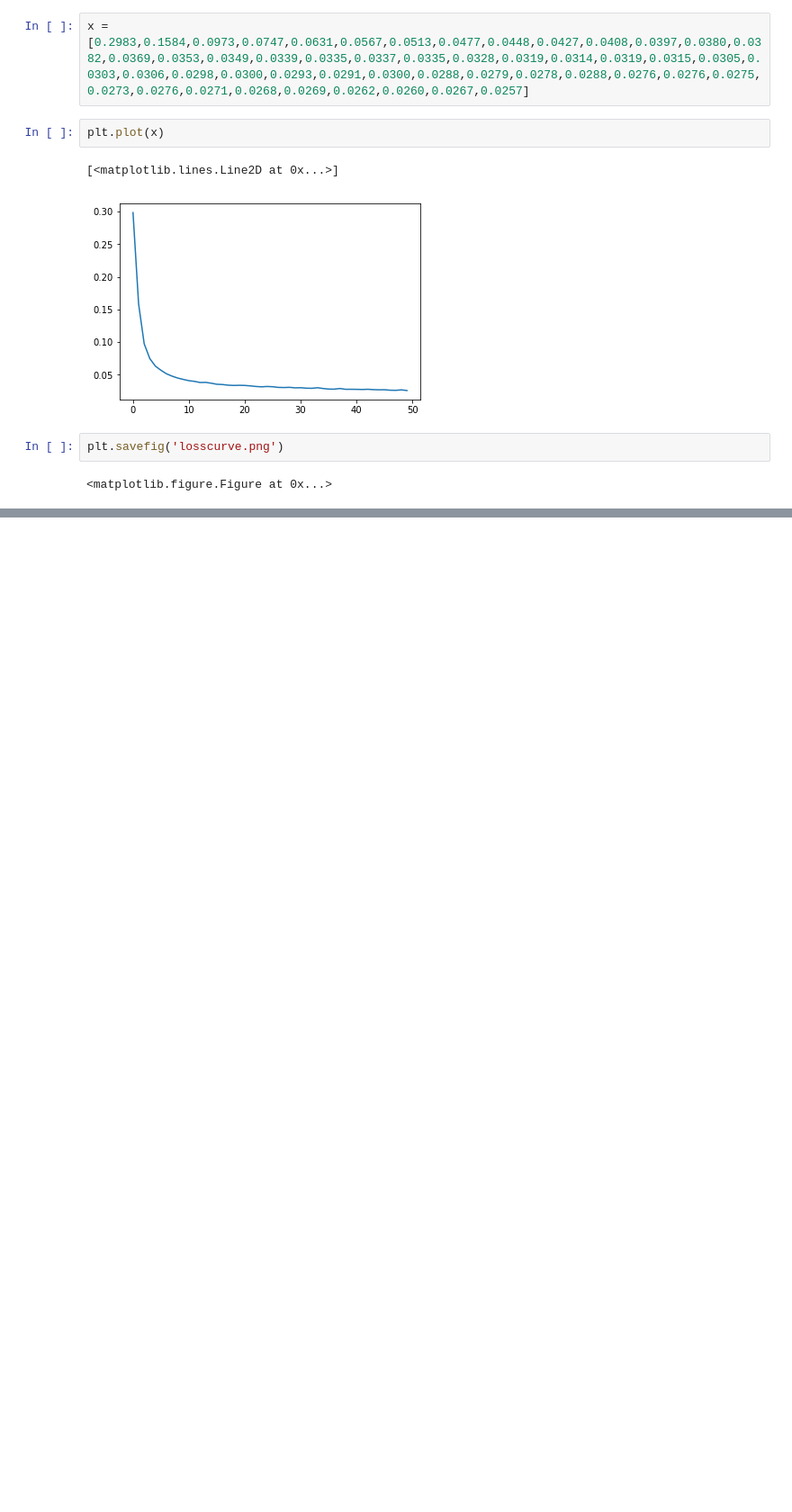
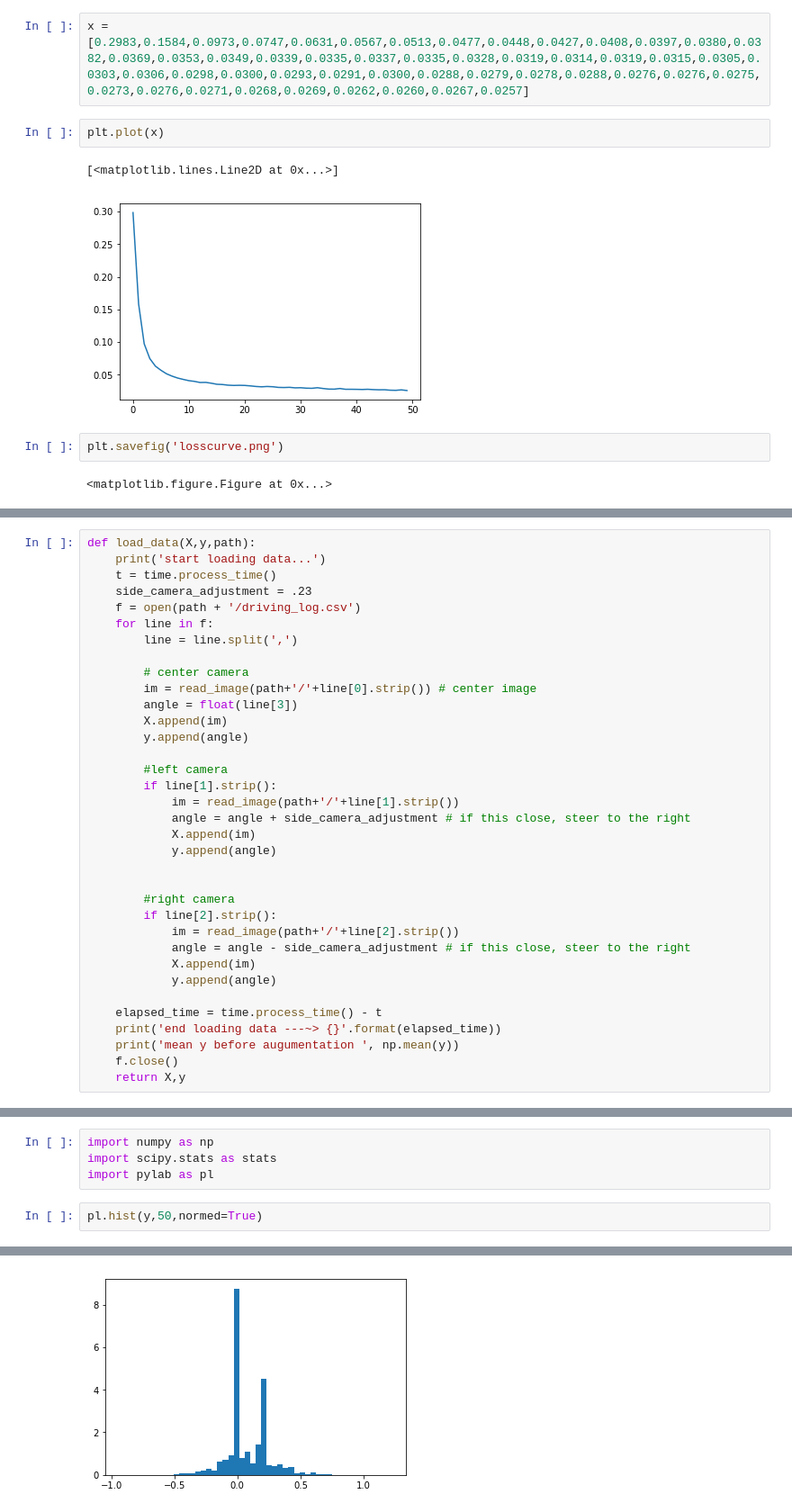
Before and after one commit to stunglan/CarND-term1, a Jupyter notebook: behavior-cloning/test images.ipynb, the cells around one changed output, grey strips where cells are left out. Shown at 90% size. Drawn from its saved outputs; the diff is of its cells as text; blank space fills up the shorter version.

```diff
--- a/behavior-cloning/test images.ipynb
+++ b/behavior-cloning/test images.ipynb
@@ -216,0 +226,35 @@ plt.savefig('losscurve.png')
+# %%
+def load_data(X,y,path):
+    print('start loading data...')
+    t = time.process_time()
+    side_camera_adjustment = .23
+    f = open(path + '/driving_log.csv')
+    for line in f:
+        line = line.split(',')
+
+        # center camera
+        im = read_image(path+'/'+line[0].strip()) # center image
+        angle = float(line[3])
+        X.append(im)
+        y.append(angle)
+
+        #left camera
+        if line[1].strip():
+            im = read_image(path+'/'+line[1].strip())
+            angle = angle + side_camera_adjustment # if this close, steer to the right
+            X.append(im)
+            y.append(angle)
+
+
+        #right camera
+        if line[2].strip():
+            im = read_image(path+'/'+line[2].strip())
+            angle = angle - side_camera_adjustment # if this close, steer to the right
+            X.append(im)
+            y.append(angle)
+
+    elapsed_time = time.process_time() - t
+    print('end loading data ---~> {}'.format(elapsed_time))
+    print('mean y before augumentation ', np.mean(y))
+    f.close()
+    return X,y
@@ -216,0 +271,7 @@ plt.savefig('losscurve.png')
+# %%
+import numpy as np
+import scipy.stats as stats
+import pylab as pl
+# %%
+pl.hist(y,50,normed=True)
+# %% [output]
@@ -216,0 +295 @@ plt.savefig('losscurve.png')
+[figure, added]
```
Also changed, not shown: parts of 10 cells of this notebook, 3 other files.
